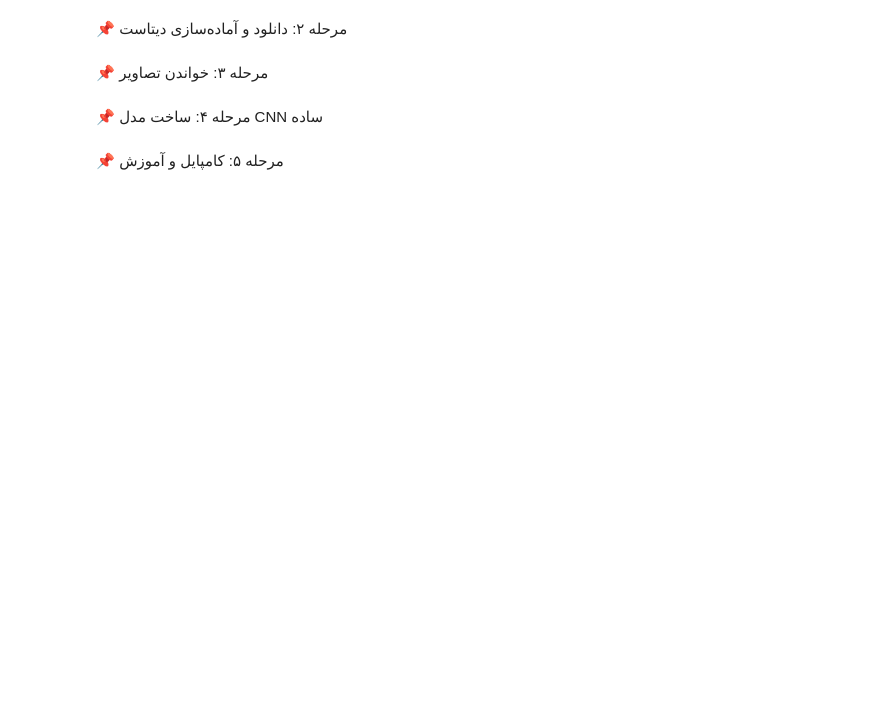
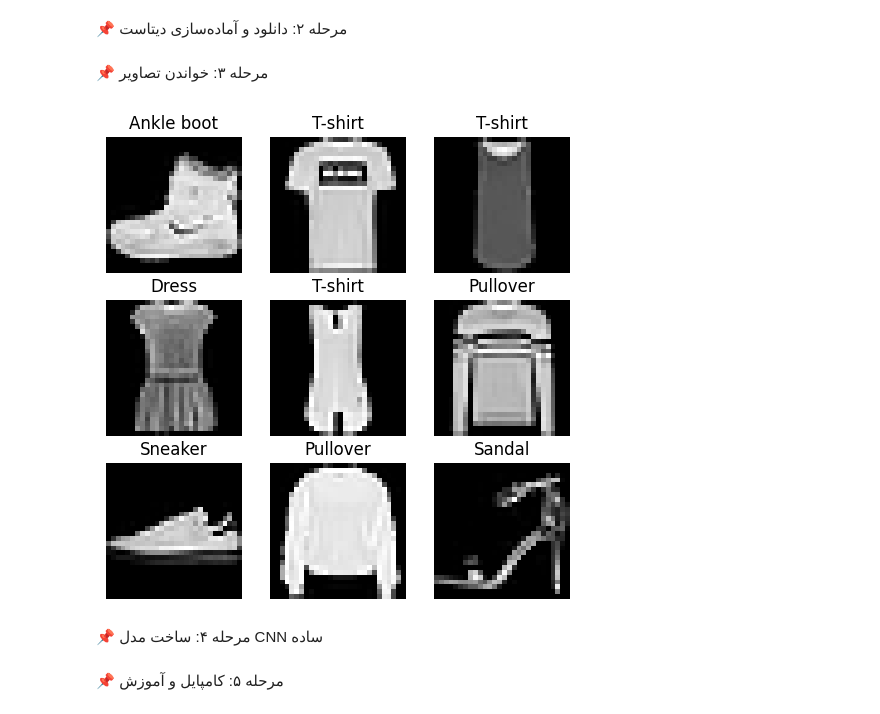
Before and after one commit to hamedmit/machine-learning-and-neural-networks-course, a Jupyter notebook: Session_08_CNN/Session_08_CNN.ipynb, the cells around one changed output. Drawn from its saved outputs; the diff is of its cells as text; code cells hidden in the pictures; blank space fills up the shorter version.

```diff
--- a/Session_08_CNN/Session_08_CNN.ipynb
+++ b/Session_08_CNN/Session_08_CNN.ipynb
@@ -159,3 +118,5 @@ import tensorflow as tf
 from tensorflow.keras import layers, models
 import matplotlib.pyplot as plt
 import numpy as np
+
+(X_train, y_train), (X_test, y_test) = tf.keras.datasets.fashion_mnist.load_data()
@@ -170,2 +134,8 @@ data_dir = pathlib.Path(data_dir).with_suffix('')
+# %%
+X_train = X_train / 255.0
+X_test = X_test / 255.0
+
+X_train = X_train[..., np.newaxis]
+X_test = X_test[..., np.newaxis]
 # %% [markdown]
 📌 مرحله ۳: خواندن تصاویر
@@ -186,3 +142,18 @@ val_ds = tf.keras.preprocessing.image_dataset_from_directory(
+# %%
+class_names = [
+    "T-shirt", "Trouser", "Pullover", "Dress", "Coat",
+    "Sandal", "Shirt", "Sneaker", "Bag", "Ankle boot"
+]
+
+plt.figure(figsize=(6,6))
+for i in range(9):
+    plt.subplot(3,3,i+1)
+    plt.imshow(X_train[i].squeeze(), cmap='gray')
+    plt.title(class_names[y_train[i]])
+    plt.axis('off')
+plt.show()
+# %% [output]
+[figure, added]
 # %% [markdown]
 📌 مرحله ۴: ساخت مدل CNN ساده
 # %%
```
Also changed, not shown: parts of 15 cells of this notebook.
